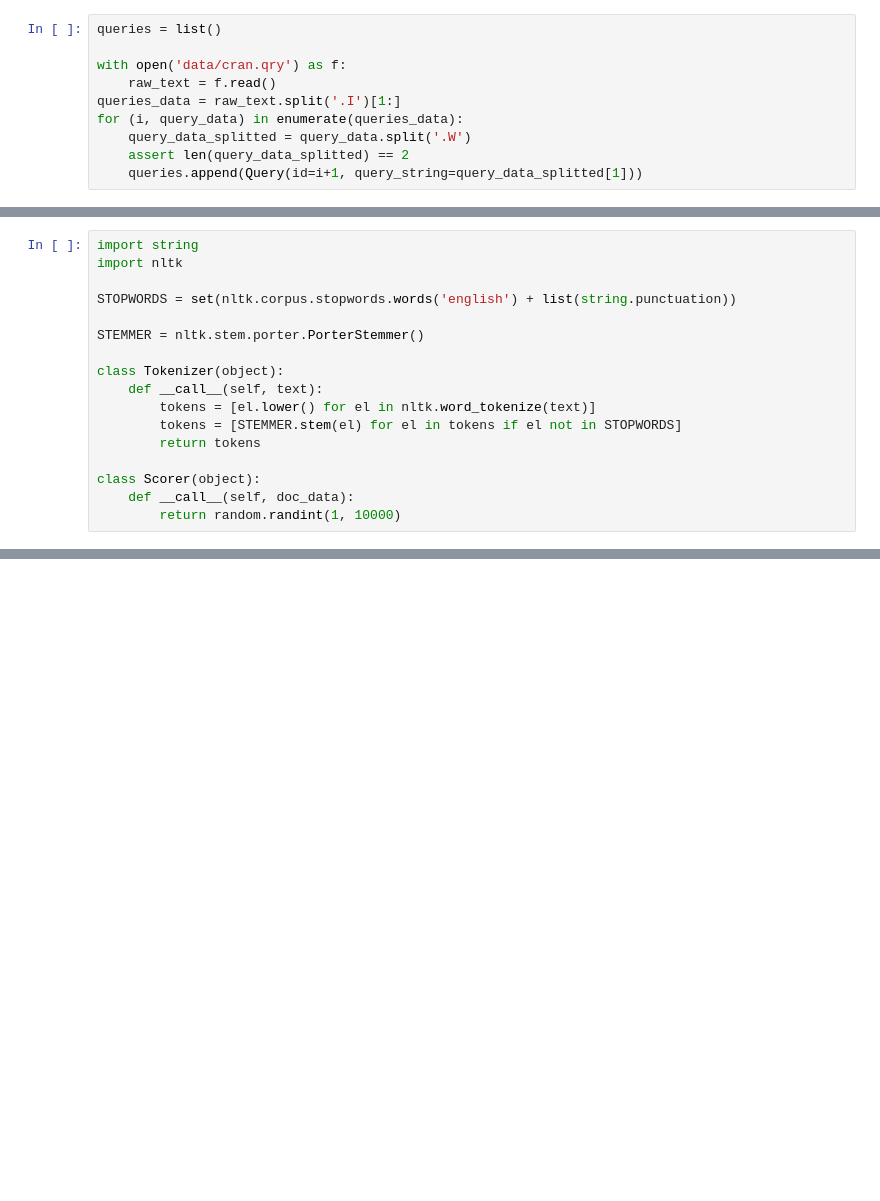
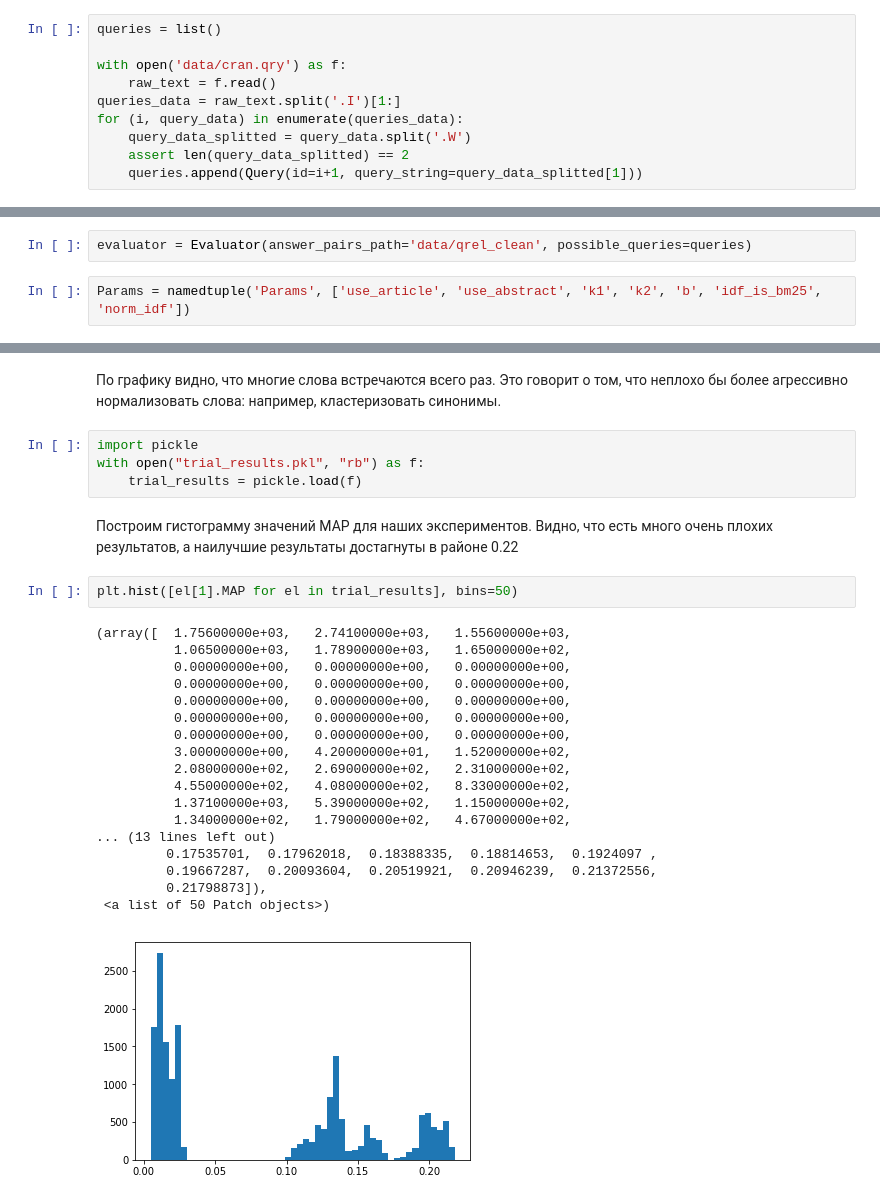
Before and after one commit to satanevsky/ir_lab, a Jupyter notebook: ir.ipynb, the cells around one changed output, grey strips where cells are left out. Saved outputs shown, nothing was run; the diff lists cells and outputs as text; blank space fills up the shorter version.

```diff
--- a/ir.ipynb
+++ b/ir.ipynb
@@ -88,20 +113,3 @@ class Search(object):
                 ))
         docs_scores = [(doc_id, self._scorer(doc_info)) for doc_id, doc_info in tokens_by_doc.items()]
         return [doc_id for doc_id, doc_score in sorted(docs_scores, key=lambda doc_id_score: doc_id_score[1], reverse=True)]
-# %%
-import string
-import nltk
-
-STOPWORDS = set(nltk.corpus.stopwords.words('english') + list(string.punctuation))
-
-STEMMER = nltk.stem.porter.PorterStemmer()
-
-class Tokenizer(object):
-    def __call__(self, text):
-        tokens = [el.lower() for el in nltk.word_tokenize(text)]
-        tokens = [STEMMER.stem(el) for el in tokens if el not in STOPWORDS]
-        return tokens
-
-class Scorer(object):
-    def __call__(self, doc_data):
-        return random.randint(1, 10000)
@@ -107,0 +235,4 @@ class Scorer(object):
+# %%
+evaluator = Evaluator(answer_pairs_path='data/qrel_clean', possible_queries=queries)
+# %%
+Params = namedtuple('Params', ['use_article', 'use_abstract', 'k1', 'k2', 'b', 'idf_is_bm25', 'norm_idf'])
@@ -163,0 +355,29 @@ class Evaluator(object):
+# %% [markdown]
+По графику видно, что многие слова встречаются всего раз. Это говорит о том, что неплохо бы более агрессивно нормализовать слова: например, кластеризовать синонимы.
+# %%
+import pickle
+with open("trial_results.pkl", "rb") as f:
+    trial_results = pickle.load(f)
+# %% [markdown]
+Построим гистограмму значений MAP для наших экспериментов. Видно, что есть много очень плохих результатов, а наилучшие результаты достагнуты в районе 0.22
+# %%
+plt.hist([el[1].MAP for el in trial_results], bins=50)
+# %% [output]
+(array([  1.75600000e+03,   2.74100000e+03,   1.55600000e+03,
+          1.06500000e+03,   1.78900000e+03,   1.65000000e+02,
+          0.00000000e+00,   0.00000000e+00,   0.00000000e+00,
+          0.00000000e+00,   0.00000000e+00,   0.00000000e+00,
+          0.00000000e+00,   0.00000000e+00,   0.00000000e+00,
+          0.00000000e+00,   0.00000000e+00,   0.00000000e+00,
+          0.00000000e+00,   0.00000000e+00,   0.00000000e+00,
+          3.00000000e+00,   4.20000000e+01,   1.52000000e+02,
+          2.08000000e+02,   2.69000000e+02,   2.31000000e+02,
+          4.55000000e+02,   4.08000000e+02,   8.33000000e+02,
+          1.37100000e+03,   5.39000000e+02,   1.15000000e+02,
+          1.34000000e+02,   1.79000000e+02,   4.67000000e+02,
+... (13 lines left out)
+         0.17535701,  0.17962018,  0.18388335,  0.18814653,  0.1924097 ,
+         0.19667287,  0.20093604,  0.20519921,  0.20946239,  0.21372556,
+         0.21798873]),
+ <a list of 50 Patch objects>)
+[figure, added]
```
Also changed, not shown: parts of 30 cells of this notebook.
